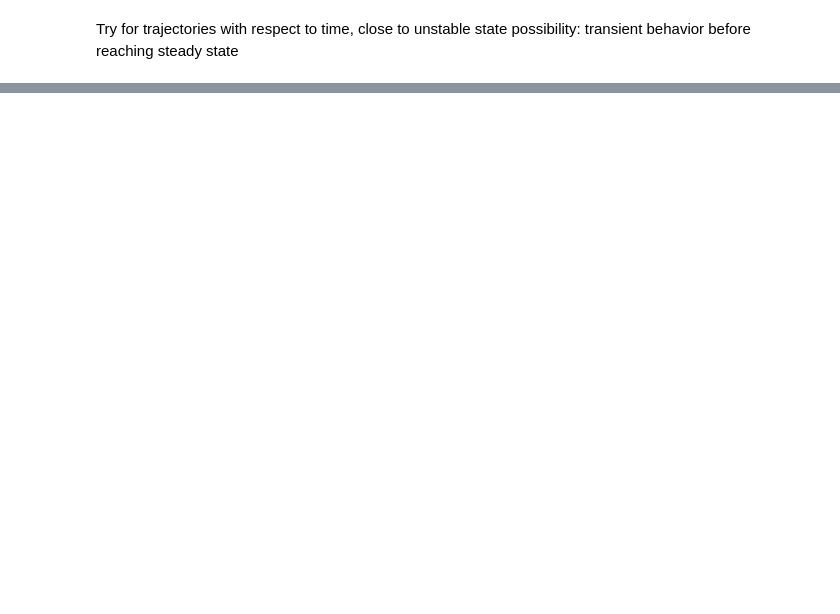
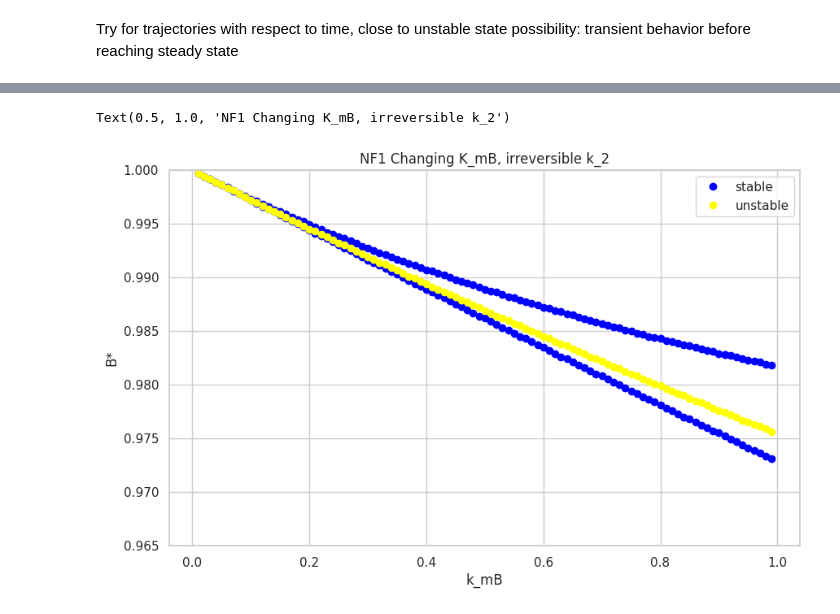
Before and after one commit to SanjanaYasna/mth364_final_proj_code, a Jupyter notebook: plot_bifurcations.ipynb, the cells around one changed output, grey strips where cells are left out. Drawn from its saved outputs; the diff is of its cells as text; code cells hidden in the pictures; blank space fills up the shorter version.

```diff
--- a/plot_bifurcations.ipynb
+++ b/plot_bifurcations.ipynb
@@ -172,0 +230,3 @@ possibility: transient behavior before reaching steady state
+# %%
+import pandas as pd
+kmb = pd.read_csv('/work/pi_mrobson_smith_edu/mth364/NF1_kmb_irrev.csv')
@@ -172,0 +249,17 @@ possibility: transient behavior before reaching steady state
+# %%
+kmb_stable = kmb[kmb['stable'] == True]
+kmb_unstable = kmb[kmb['stable'] == False]
+#make list of B values and thier corresponding I values
+#bifurcation wehre there are two solutsion for B for the same I value, but the solutions differby more than 0.02
+#find the first bifurcation point
+kmb_values = kmb_stable['k_mb'].to_numpy()
+b_values =  kmb_stable['B'].to_numpy()
+bistability_set = set()
+for kmb in kmb_values:
+    solutions = kmb_stable[kmb_stable['k_mb'] == kmb]
+    b_values = solutions['B'].to_numpy()
+    #if there are two solutions for B, add to list
+    if len(b_values) > 1 and (abs(max(b_values) - min(b_values)) > 0.0002):
+        print(f'Bifurcation point found at k_mb = {kmb}')
+        #add to bistability set
+        bistability_set.add(kmb)
@@ -172,0 +304,20 @@ possibility: transient behavior before reaching steady state
+# %%
+import matplotlib.pyplot as plt
+import seaborn as sns
+sns.set(style="whitegrid")
+plt.figure(figsize=(10, 6))
+#only plot where stable = True
+
+plt.plot(kmb_stable['k_mb'], kmb_stable['B'], 'o', label='stable', color='blue')
+plt.plot(kmb_unstable['k_mb'], kmb_unstable['B'], 'o', label='unstable', color='yellow')
+plt.legend()
+
+# plt.plot(rev['I'], rev['B'], 'o', label='stable', color='blue')
+# plt.plot(rev['I'], rev['B'], 'o', label='unstable', color='red')
+plt.ylim(0.965, 1)
+plt.xlabel('k_mB')
+plt.ylabel('B*')
+plt.title('NF1 Changing K_mB, irreversible k_2')
+# %% [output]
+Text(0.5, 1.0, 'NF1 Changing K_mB, irreversible k_2')
+[figure, added]
```
Also changed, not shown: parts of 9 cells of this notebook, 12 other files.
